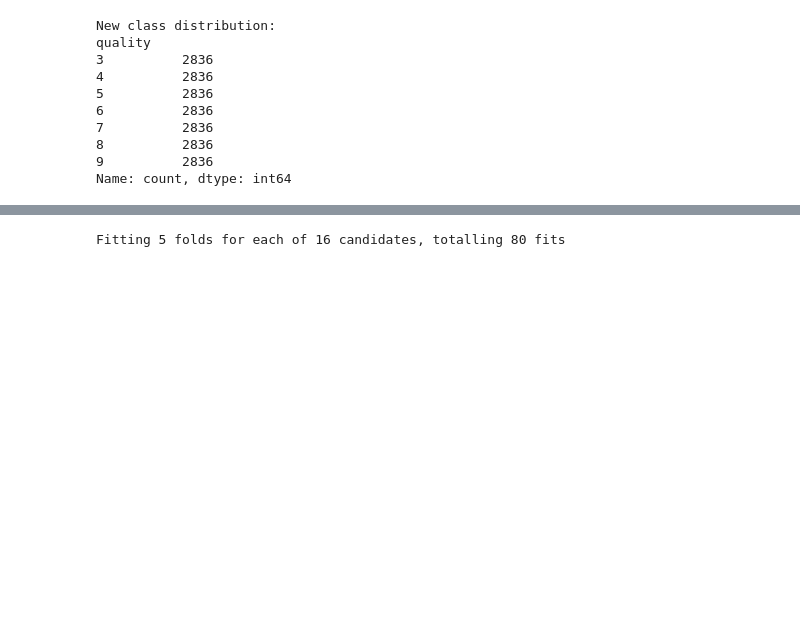
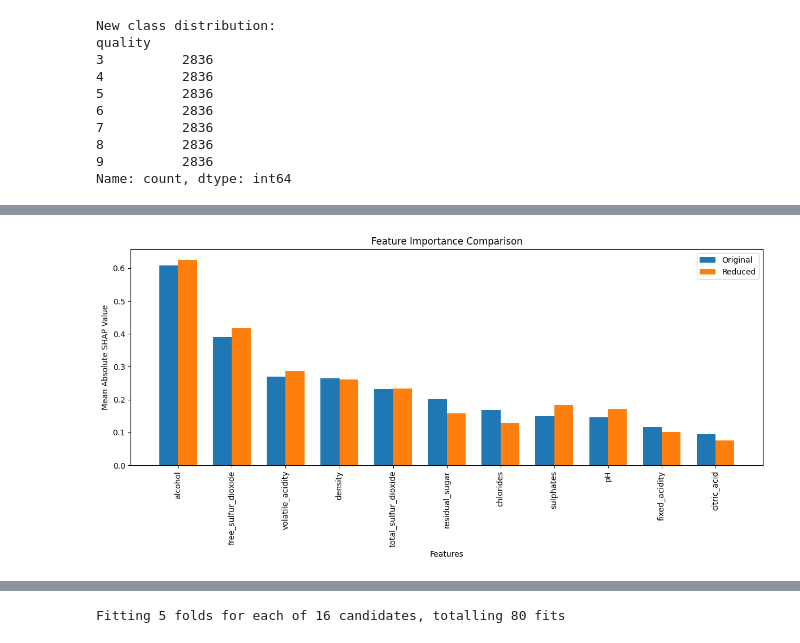
Before and after one commit to rezaserajian/Homework3part1, a Jupyter notebook: CS206D_Forgettability_Shap_Research_Updated.ipynb, the cells around one changed output, grey strips where cells are left out. Cells and saved outputs as stored; diff of their text form; code cells hidden in the pictures; blank space fills up the shorter version.

```diff
--- a/CS206D_Forgettability_Shap_Research_Updated.ipynb
+++ b/CS206D_Forgettability_Shap_Research_Updated.ipynb
@@ -159,0 +269,12 @@ Name: count, dtype: int64
+# %%
+# Standardize features for the original dataset
+scaler_orig = StandardScaler()
+X_train_orig = scaler_orig.fit_transform(X_train_orig)
+X_val_orig = scaler_orig.transform(X_val_orig)
+X_test_orig = scaler_orig.transform(X_test_orig)
+
+# Standardize features for the reduced dataset
+scaler_red = StandardScaler()
+X_train_red = scaler_red.fit_transform(X_train_red)
+X_val_red = scaler_red.transform(X_val_red)
+X_test_red = scaler_red.transform(X_test_red)
@@ -159,0 +363,43 @@ Name: count, dtype: int64
+# %%
+# Compute mean absolute SHAP values
+mean_abs_shap_values_orig = np.mean(np.abs(shap_values_orig), axis=0)
+mean_abs_shap_values_red = np.mean(np.abs(shap_values_red), axis=0)
+
+# Create DataFrames
+feature_names = X_raw.columns  # Original feature names
+fi_orig = pd.DataFrame({
+    'Feature': feature_names,
+    'SHAP Importance Original': mean_abs_shap_values_orig
+})
+
+fi_red = pd.DataFrame({
+    'Feature': feature_names,
+    'SHAP Importance Reduced': mean_abs_shap_values_red
+})
+
+# Merge and compare
+fi_comparison = fi_orig.merge(fi_red, on='Feature')
+fi_comparison['Percentage Change'] = (
+    (fi_comparison['SHAP Importance Reduced'] - fi_comparison['SHAP Importance Original']) /
+    fi_comparison['SHAP Importance Original']
+) * 100
+
+# Sort by original importance
+fi_comparison_sorted = fi_comparison.sort_values('SHAP Importance Original', ascending=False)
+
+# Plot
+x = np.arange(len(fi_comparison_sorted['Feature']))
+width = 0.35
+
+plt.figure(figsize=(12, 6))
+plt.bar(x - width/2, fi_comparison_sorted['SHAP Importance Original'], width, label='Original')
+plt.bar(x + width/2, fi_comparison_sorted['SHAP Importance Reduced'], width, label='Reduced')
+plt.title('Feature Importance Comparison')
+plt.xlabel('Features')
+plt.ylabel('Mean Absolute SHAP Value')
+plt.xticks(x, fi_comparison_sorted['Feature'], rotation=90)
+plt.legend()
+plt.tight_layout()
+plt.show()
+# %% [output]
+[figure, added]
```
Also changed, not shown: parts of 14 cells of this notebook.
